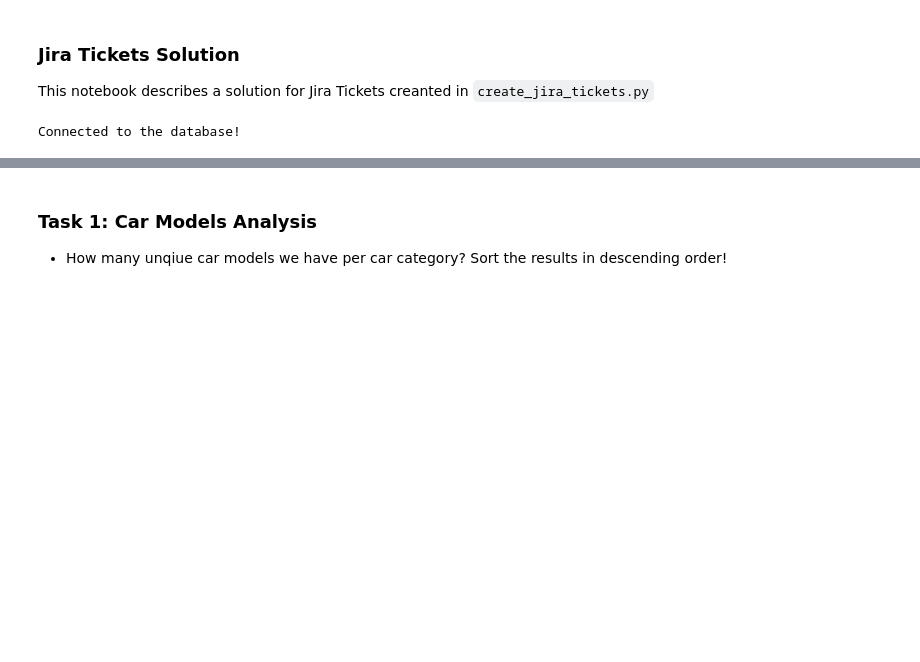
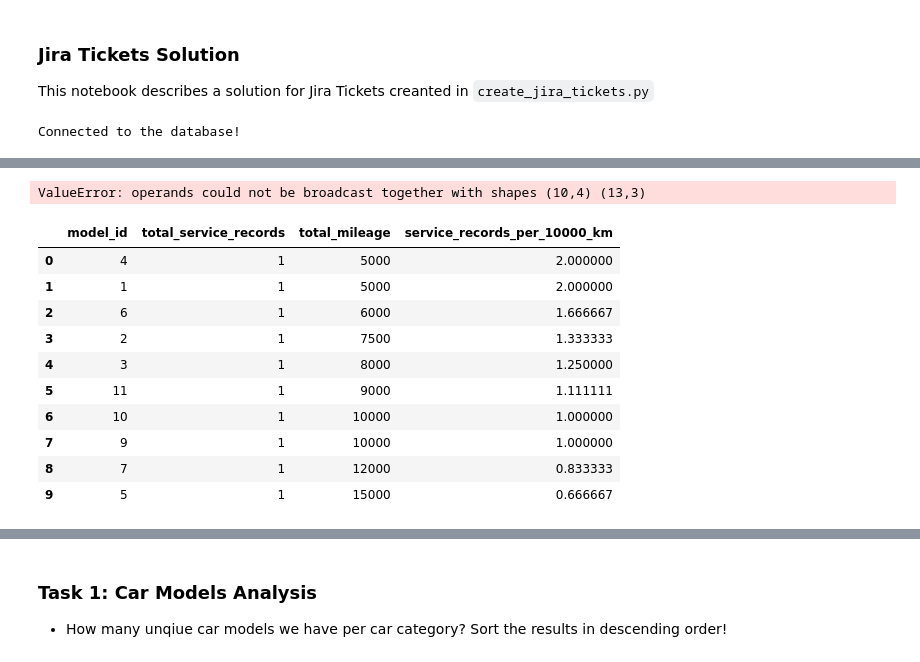
Before and after one commit to Raskoshinskii/data-analyser, a Jupyter notebook: notebooks/jira_tickets_solution.ipynb, the cells around one changed output, grey strips where cells are left out. Saved outputs shown, nothing was run; the diff lists cells and outputs as text; code cells hidden in the pictures; blank space fills up the shorter version.

```diff
--- a/notebooks/jira_tickets_solution.ipynb
+++ b/notebooks/jira_tickets_solution.ipynb
@@ -29,0 +37,17 @@ Connected to the database!
+# %%
+# get ground truth results for testing tickets
+ground_truth = {}
+
+for ticket in TICKETS_TO_TEST:
+    print(f"Processing ticket: {ticket['id']} - {ticket['summary']}")
+    query = ticket.get("sql")
+    if not query:
+        logging.warning(f"No SQL query provided for ticket {ticket['id']}. Skipping.")
+        continue
+
+    try:
+        result = sqlite_client.execute_query(query)
+        ground_truth[ticket['id']] = pd.DataFrame(result.data)
+
+    except Exception as e:
+        logging.error(f"Error processing ticket {ticket['id']}: {e}")
@@ -29,0 +183,18 @@ Connected to the database!
+# %%
+(ground_truth_result.values == from_agent_result.values).all().item() * 1
+# %% [output]
+ValueError: operands could not be broadcast together with shapes (10,4) (13,3)
+# %%
+ground_truth_result
+# %% [output]
+|  | model_id | total_service_records | total_mileage | service_records_per_10000_km |
+| 0 | 4 | 1 | 5000 | 2.000000 |
+| 1 | 1 | 1 | 5000 | 2.000000 |
+| 2 | 6 | 1 | 6000 | 1.666667 |
+| 3 | 2 | 1 | 7500 | 1.333333 |
+| 4 | 3 | 1 | 8000 | 1.250000 |
+| 5 | 11 | 1 | 9000 | 1.111111 |
+| 6 | 10 | 1 | 10000 | 1.000000 |
+| 7 | 9 | 1 | 10000 | 1.000000 |
+| 8 | 7 | 1 | 12000 | 0.833333 |
+| 9 | 5 | 1 | 15000 | 0.666667 |
```
Also changed, not shown: parts of 44 cells of this notebook, 7 other files.
